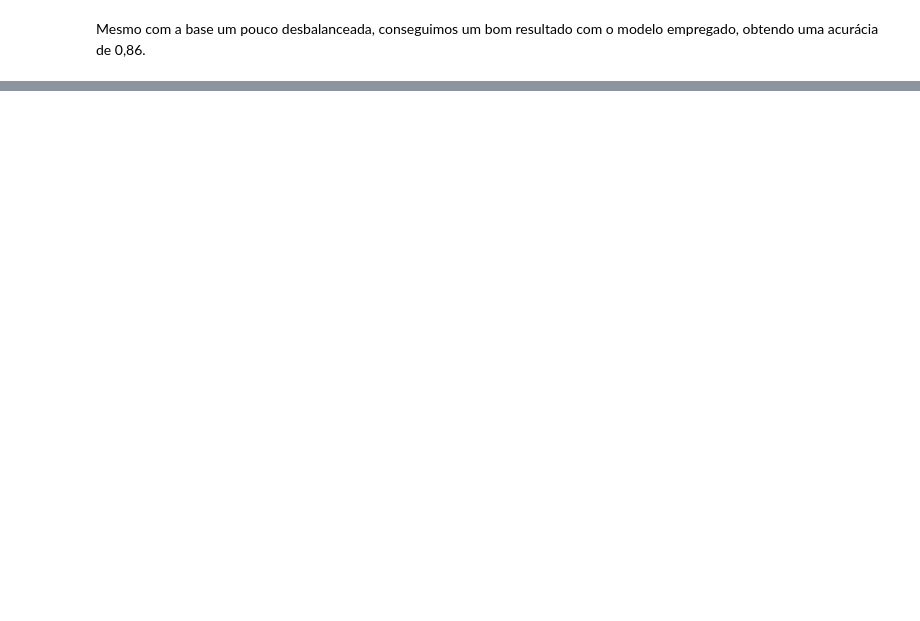
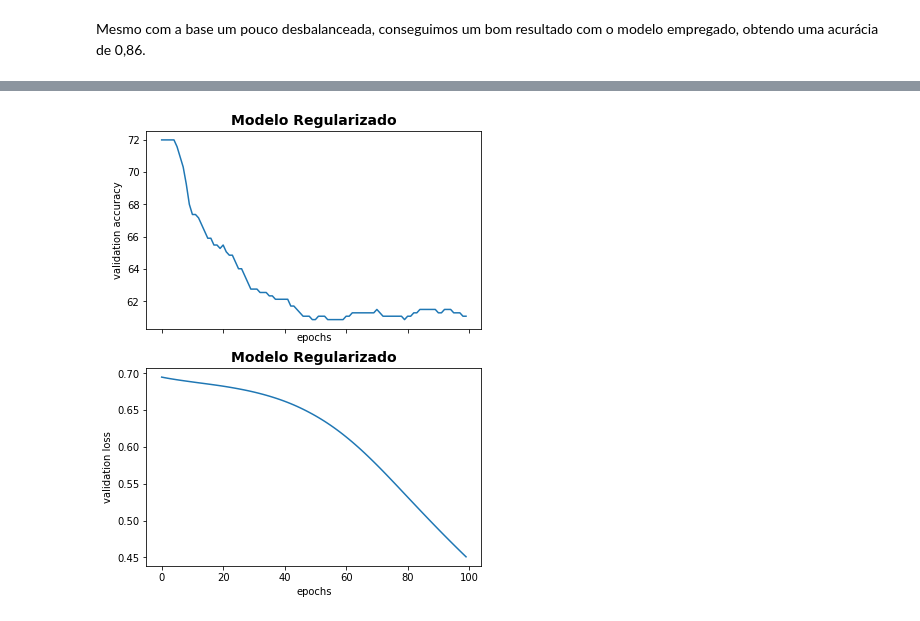
Before and after one commit to awgimenes/Deep-Learning, a Jupyter notebook: DEEP_LEARNING_TAREFA_TRILHA_6.ipynb, the cells around one changed output, grey strips where cells are left out. Drawn from its saved outputs; the diff is of its cells as text; code cells hidden in the pictures; blank space fills up the shorter version.

```diff
--- a/DEEP_LEARNING_TAREFA_TRILHA_6.ipynb
+++ b/DEEP_LEARNING_TAREFA_TRILHA_6.ipynb
@@ -286,0 +333,7 @@ Mesmo com a base um pouco desbalanceada, conseguimos um bom resultado com o mode
+# %%
+# Executa o Modelo
+#-------------------------------------------------------------------------------
+model     = Model(X_train.shape[1])
+optimizer = torch.optim.Adam(model.parameters(), lr=0.001, weight_decay=0.01)
+loss_fn   = nn.BCELoss()
+model
@@ -286,0 +346,28 @@ Mesmo com a base um pouco desbalanceada, conseguimos um bom resultado com o mode
+# %%
+# Treina o Modelo
+#-------------------------------------------------------------------------------
+X_train1 = Variable(torch.from_numpy(X_train)).float()
+y_train1 = Variable(torch.from_numpy(y_train)).float()
+
+X_test1  = Variable(torch.from_numpy(X_test)).float()
+y_test1  = Variable(torch.from_numpy(y_test)).float()
+
+EPOCHS  = 100
+
+loss_list     = np.zeros((EPOCHS,))
+accuracy_list = np.zeros((EPOCHS,))
+
+for epoch in tqdm.trange(EPOCHS):
+    y_pred = model(X_train1)
+    loss = loss_fn(y_pred, y_train1.reshape(-1,1))
+    loss_list[epoch] = loss.item()
+
+    # Zero gradients
+    optimizer.zero_grad()
+    loss.backward()
+    optimizer.step()
+
+    with torch.no_grad():
+        y_pred1 = model(X_test1)
+        correct = (y_pred1[:,0] > 0.5) == y_test1
+        accuracy_list[epoch] = correct.sum() / len(correct)
@@ -286,0 +388,5 @@ Mesmo com a base um pouco desbalanceada, conseguimos um bom resultado com o mode
+# %%
+#Visualizando o resultado
+plot_history(loss_list,  accuracy_list, 'Modelo Regularizado')
+# %% [output]
+[figure, added]
```
Also changed, not shown: parts of 11 cells of this notebook.
